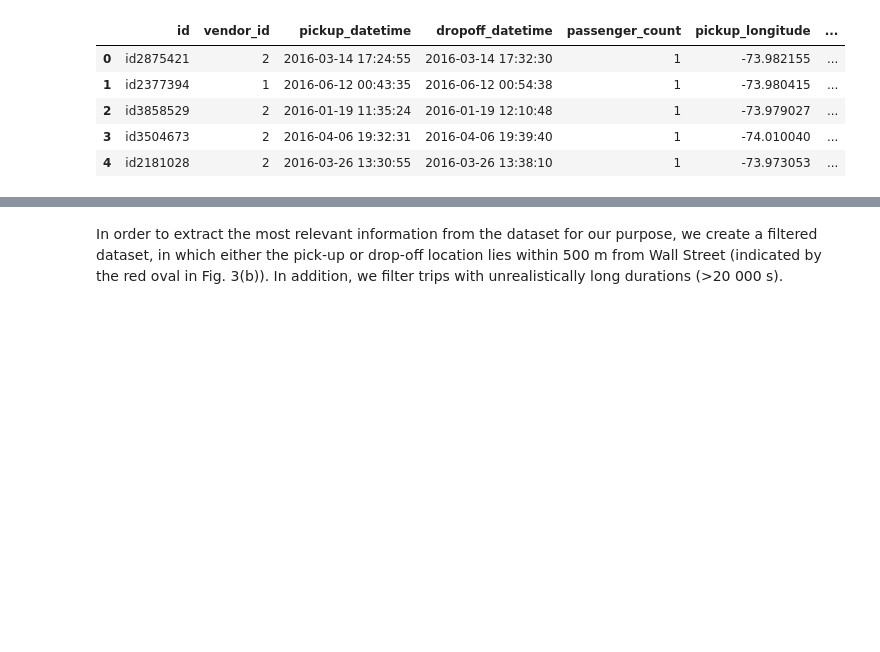
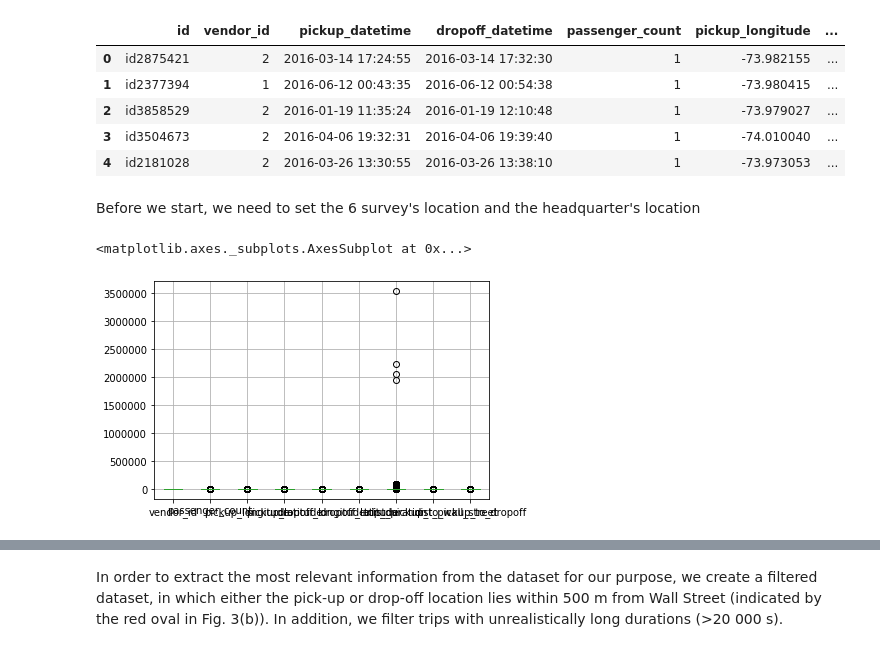
Before and after one commit to lucasPDY/Machine-Learning-with-MiniZinc, a Jupyter notebook: Taxi/new_taxi.ipynb, the cells around one changed output, grey strips where cells are left out. Saved outputs shown, nothing was run; the diff lists cells and outputs as text; code cells hidden in the pictures; blank space fills up the shorter version.

```diff
--- a/Taxi/new_taxi.ipynb
+++ b/Taxi/new_taxi.ipynb
@@ -20,4 +42,6 @@ df.head()
 | 2 | id3858529 | 2 | 2016-01-19 11:35:24 | 2016-01-19 12:10:48 | 1 | -73.979027 | ... |
 | 3 | id3504673 | 2 | 2016-04-06 19:32:31 | 2016-04-06 19:39:40 | 1 | -74.010040 | ... |
 | 4 | id2181028 | 2 | 2016-03-26 13:30:55 | 2016-03-26 13:38:10 | 1 | -73.973053 | ... |
+# %% [markdown]
+Before we start, we need to set the 6 survey's location and the headquarter's location
 # %%
@@ -53,3 +80,8 @@ df['dist_pickup_to_wall_street'] = np.vectorize(get_distance_between_points)(wal
 
 
 df['dist_pickup_to_dropoff'] = np.vectorize(get_distance_between_points)(df['dropoff_latitude'],df['dropoff_longitude'],df['pickup_latitude'], df['pickup_longitude'])
+# %%
+df.boxplot()
+# %% [output]
+<matplotlib.axes._subplots.AxesSubplot at 0x...>
+[figure, added]
```
Also changed, not shown: parts of 32 cells of this notebook.
